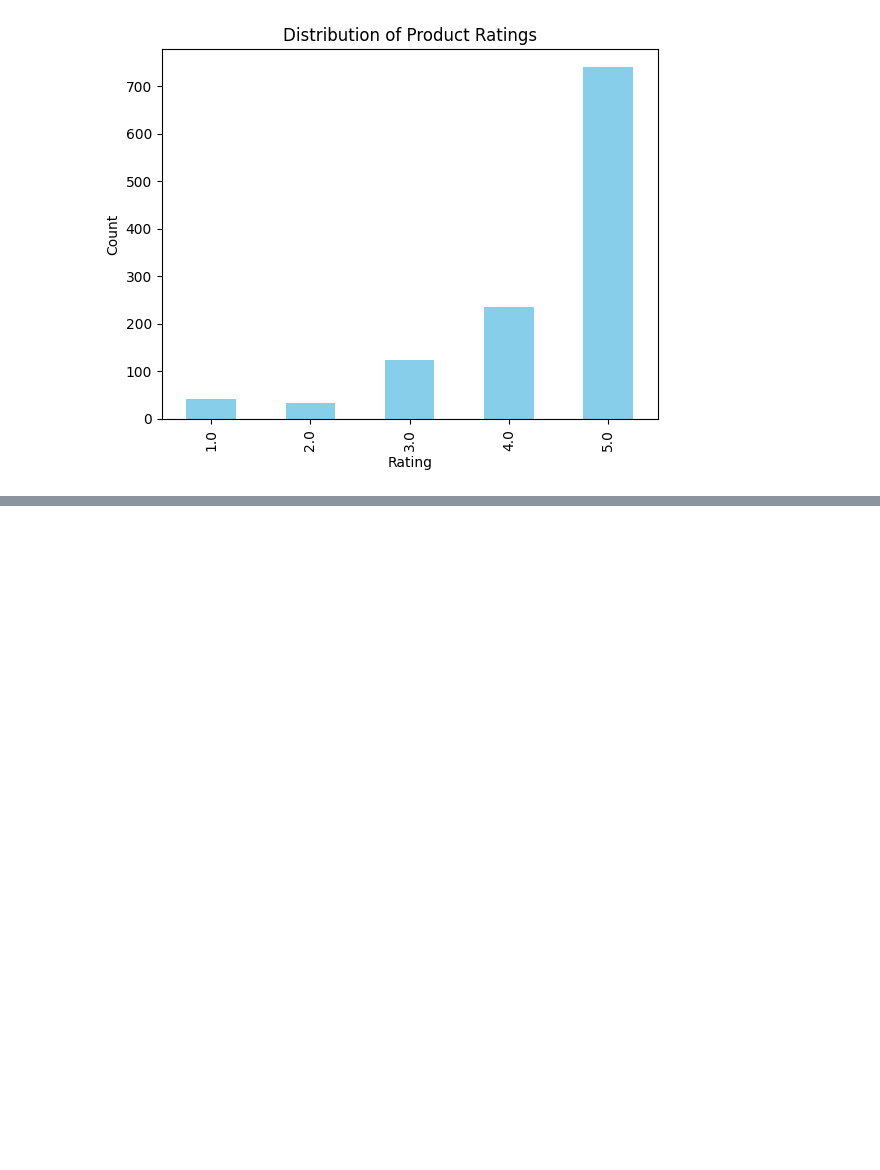
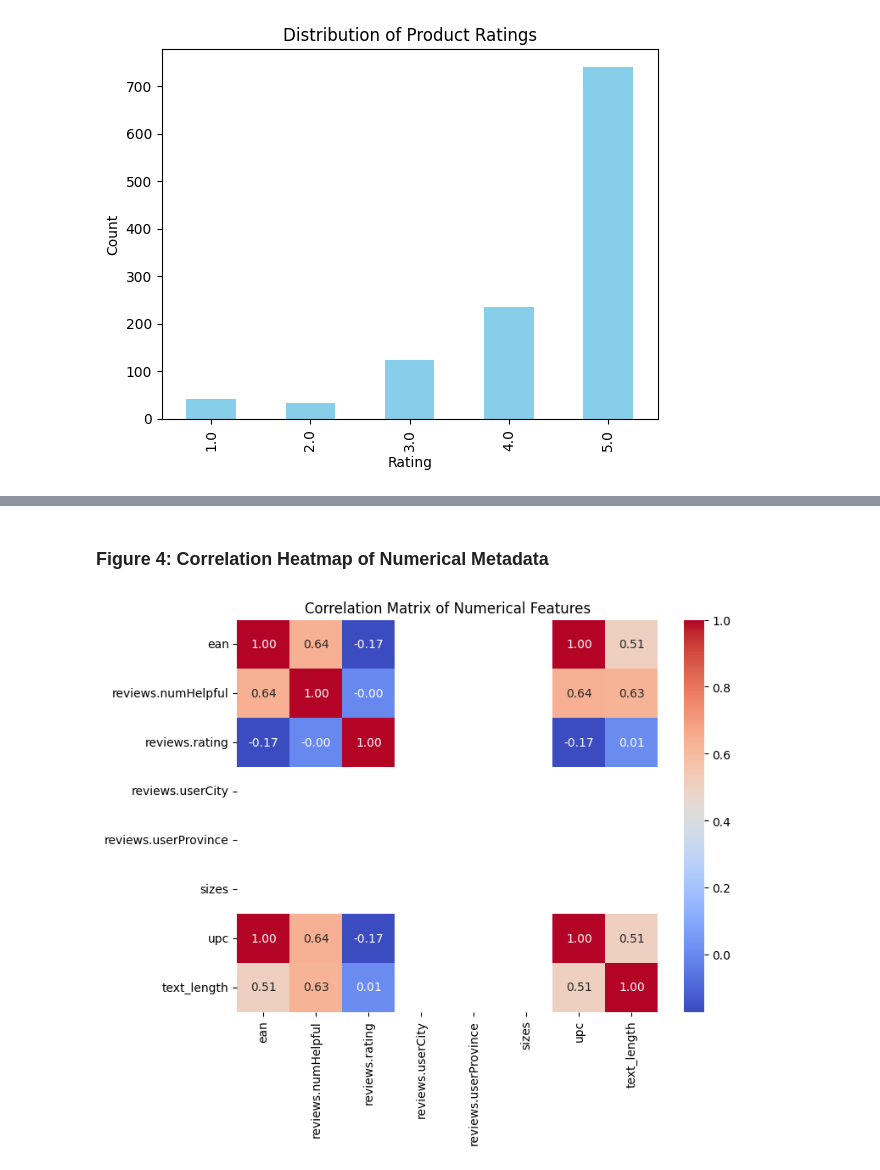
Before and after one commit to nikkayhea/ML_Amazon_Product_Reviews, a Jupyter notebook: EDA_Planning.ipynb, the cells around one changed output, grey strips where cells are left out. Saved outputs shown, nothing was run; the diff lists cells and outputs as text; code cells hidden in the pictures; blank space fills up the shorter version.

```diff
--- a/EDA_Planning.ipynb
+++ b/EDA_Planning.ipynb
@@ -39,0 +76,12 @@ plt.show()
+# %% [markdown]
+### Figure 4: Correlation Heatmap of Numerical Metadata
+# %%
+# New Cell: Correlation Heatmap
+plt.figure(figsize=(8, 6))
+# Selecting only numerical columns for correlation
+numeric_cols = df.select_dtypes(include=['float64', 'int64']).columns
+sns.heatmap(df[numeric_cols].corr(), annot=True, cmap='coolwarm', fmt='.2f')
+plt.title('Correlation Matrix of Numerical Features')
+plt.show()
+# %% [output]
+[figure, added]
```
Also changed, not shown: parts of 10 cells of this notebook.
